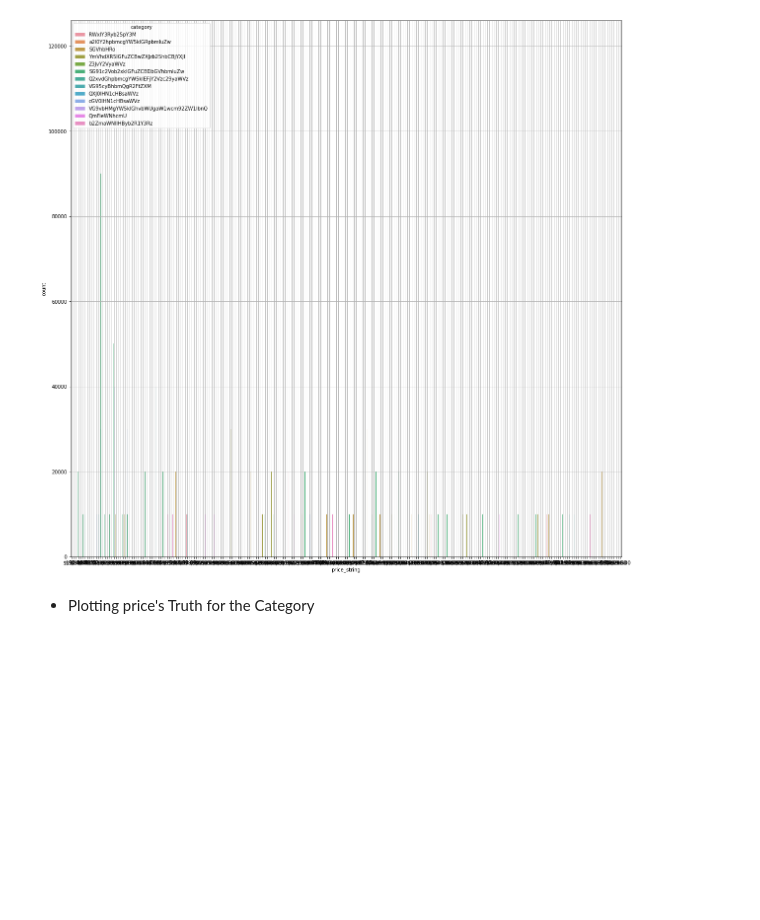
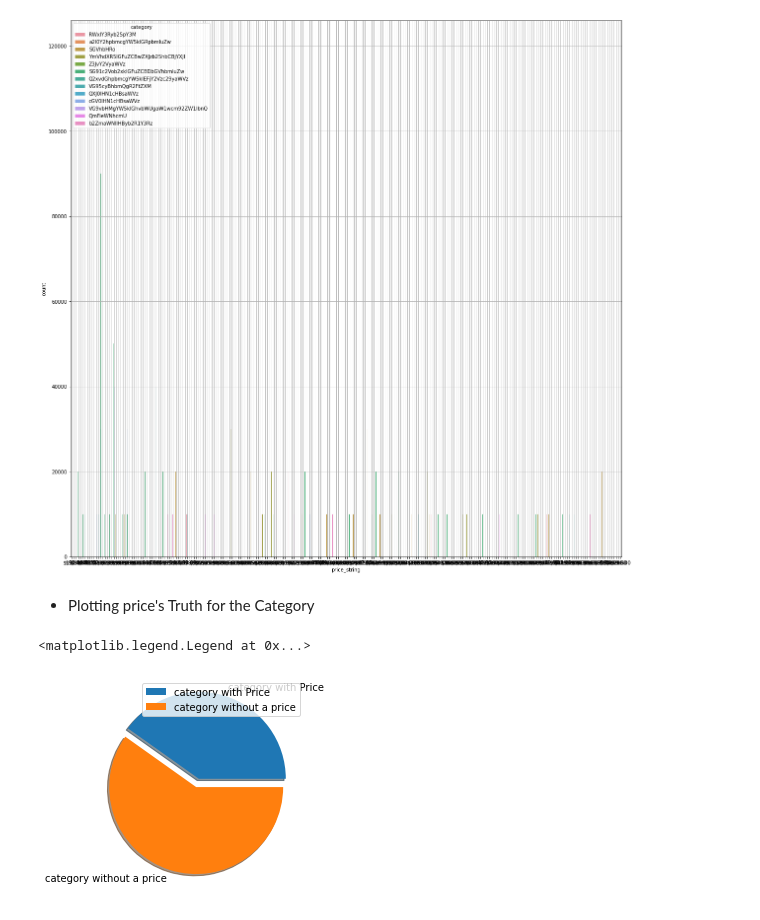
Before and after one commit to Naveen-Karanamu/BeZen-Product-Market-Analytics, a Jupyter notebook: main.ipynb, the cells around one changed output. Cells and saved outputs as stored; diff of their text form; code cells hidden in the pictures; blank space fills up the shorter version.

```diff
--- a/main.ipynb
+++ b/main.ipynb
@@ -801,5 +799,8 @@ plt.grid()
 # %% [markdown]
 * Plotting price's Truth for the Category
 # %%
-plt.pie([df[df.price_string.notna()].category.sum(),df[df.price_string.isna()].category.sum()],labels=["category with Price",'category without a price'],shadow=True,explode=[0.1,0])
+plt.pie([df[df.price_string.notna()].category.count(),df[df.price_string.isna()].category.count()],labels=["category with Price",'category without a price'],shadow=True,explode=[0.1,0])
 plt.legend()
+# %% [output]
+<matplotlib.legend.Legend at 0x...>
+[figure, added]
```
Also changed, not shown: parts of 11 cells of this notebook.
